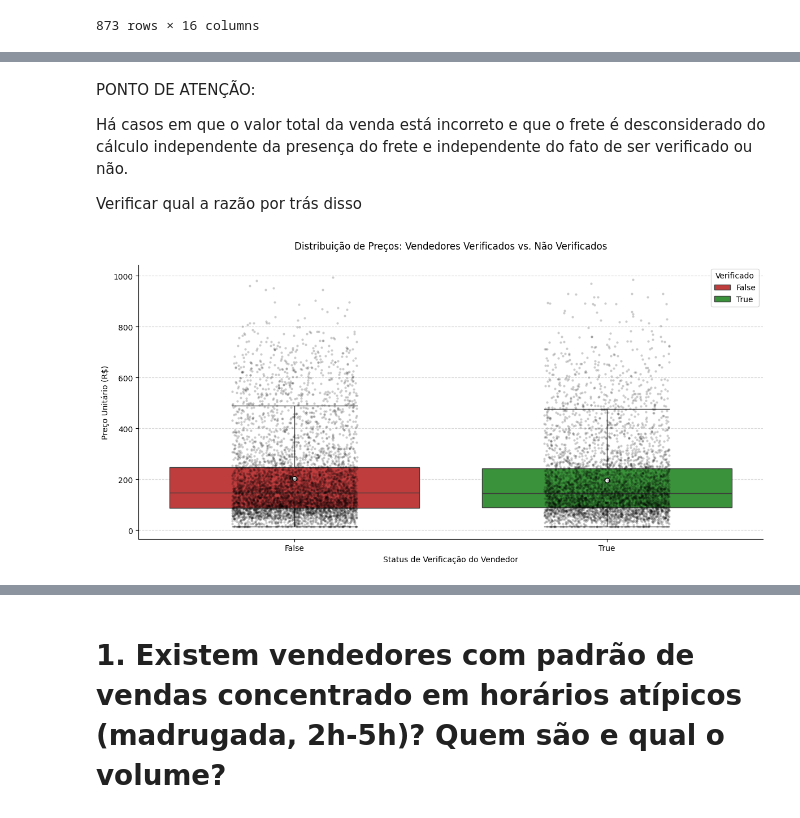
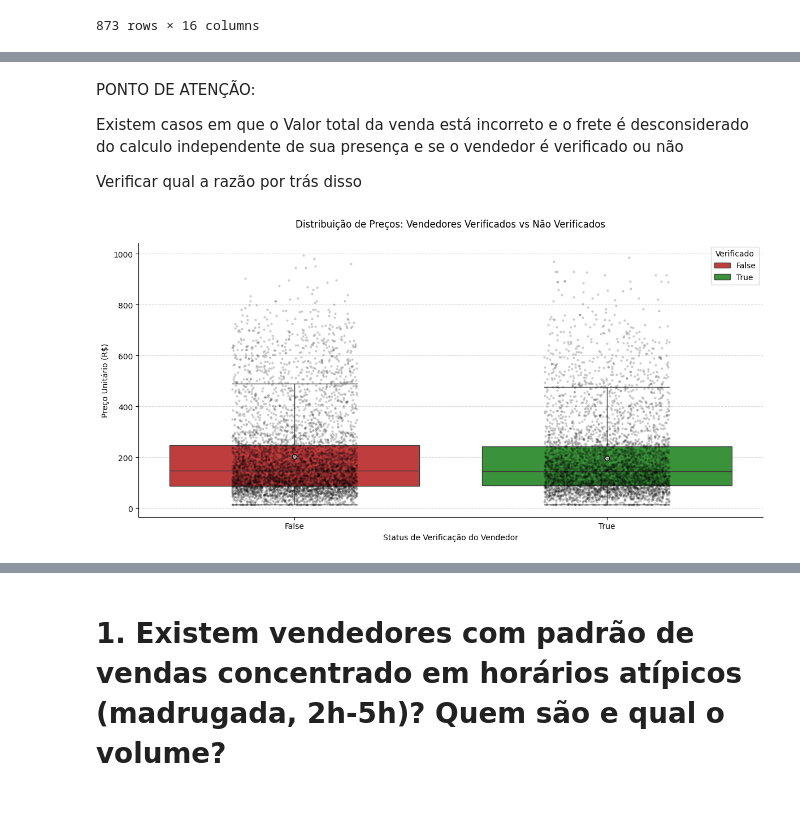
Before and after one commit to AlexDcoder/Opera-o-Marketplace-Fraude-em-E-commerce, a Jupyter notebook: notebooks/base_comparativo.ipynb, the cells around one changed output, grey strips where cells are left out. Drawn from its saved outputs; the diff is of its cells as text; code cells hidden in the pictures.

```diff
--- a/notebooks/base_comparativo.ipynb
+++ b/notebooks/base_comparativo.ipynb
@@ -124,8 +175,0 @@ VENDAS
-# %%
-dup_vendedor = df_vendedores.duplicated(subset=['vendedor_id']).sum()
-print('VENDEDORES')
-print(f'  Linhas duplicadas por vendedor_id: {dup_vendedor}')
-if dup_vendedor > 0:
-    n_antes = len(df_vendedores)
-    df_vendedores = df_vendedores.drop_duplicates(subset=['vendedor_id'], keep='first')
-    print(f'  -> Removidas {n_antes - len(df_vendedores)} duplicatas. Total de linhas: {len(df_vendedores)}')
@@ -149,0 +176,10 @@ AVALIAÇÕES SUSPEITAS
+# %%
+dup_vendedor_id = df_vendedores.duplicated(subset=['vendedor_id']).sum()
+
+print('VENDEDORES')
+print(f'Linhas duplicadas por vendedor_id: {dup_vendedor_id}')
+
+if dup_vendedor_id > 0:
+    n_antes = len(df_vendedores)
+    df_vendedores = df_vendedores.drop_duplicates(subset=['vendedor_id'], keep='first')
+    print(f'-> Removidas {n_antes - len(df_vendedores)} duplicatas. Total de linhas: {len(df_vendedores)}')
@@ -238,7 +295,8 @@ Name: proportion, dtype: float64
 # %% [markdown]
 PONTO DE ATENÇÃO:
 
-Há casos em que o valor total da venda está incorreto e que o frete é desconsiderado do cálculo independente da presença do frete e independente do fato de ser verificado ou não.
+Existem casos em que o Valor total da venda está incorreto e o frete é desconsiderado
+do calculo independente de sua presença e se o vendedor é verificado ou não
 
 Verificar qual a razão por trás disso
 # %%
@@ -251,32 +309,32 @@ ax = sns.boxplot(
     x='verificado',
     y='preco_unitario',
     hue='verificado',
     palette={True: '#2ca02c', False: '#d62728'},
     dodge=False,
     showmeans=True,
     meanprops={"marker":"o", "markerfacecolor":"white", "markeredgecolor":"black"},
     showfliers=False
 )
 
 sns.stripplot(
     data=df_expandido,
     x='verificado',
     y='preco_unitario',
     color='black',
     size=3,
     alpha=0.2,
     jitter=0.2
 )
 
-plt.title('Distribuição de Preços: Vendedores Verificados vs. Não Verificados', pad=20)
+plt.title('Distribuição de Preços: Vendedores Verificados vs Não Verificados', pad=20)
 plt.xlabel('Status de Verificação do Vendedor')
 plt.ylabel('Preço Unitário (R$)')
 
 plt.grid(axis='y', linestyle='--', alpha=0.5)
 plt.legend(title='Verificado', loc='upper right')
 
 sns.despine()
 plt.tight_layout()
 plt.show()
 # %% [output]
-[figure, old version]
+[figure, new version]
```
Also changed, not shown: parts of 48 cells of this notebook.
